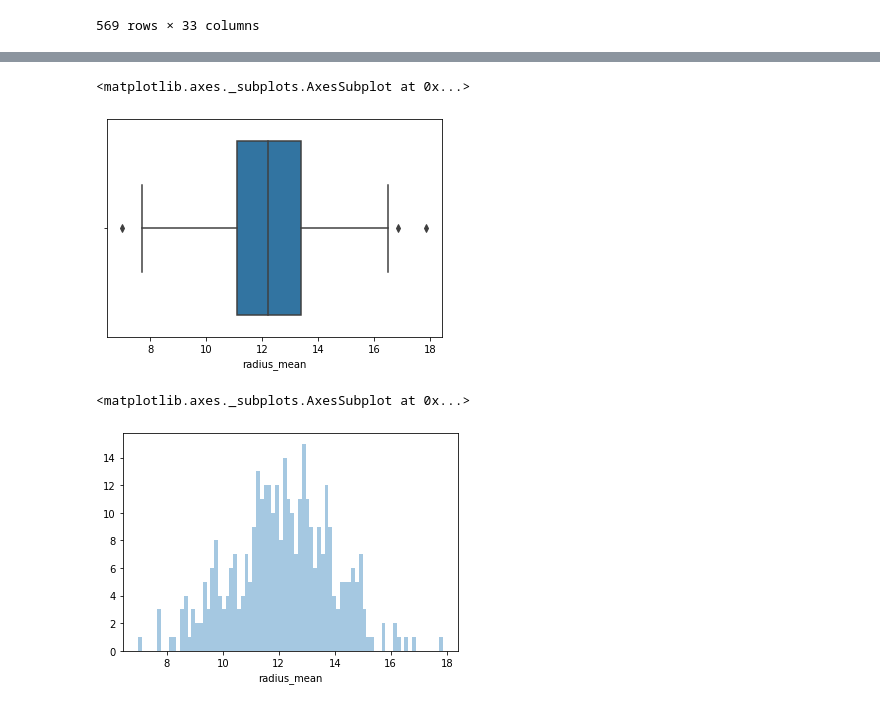
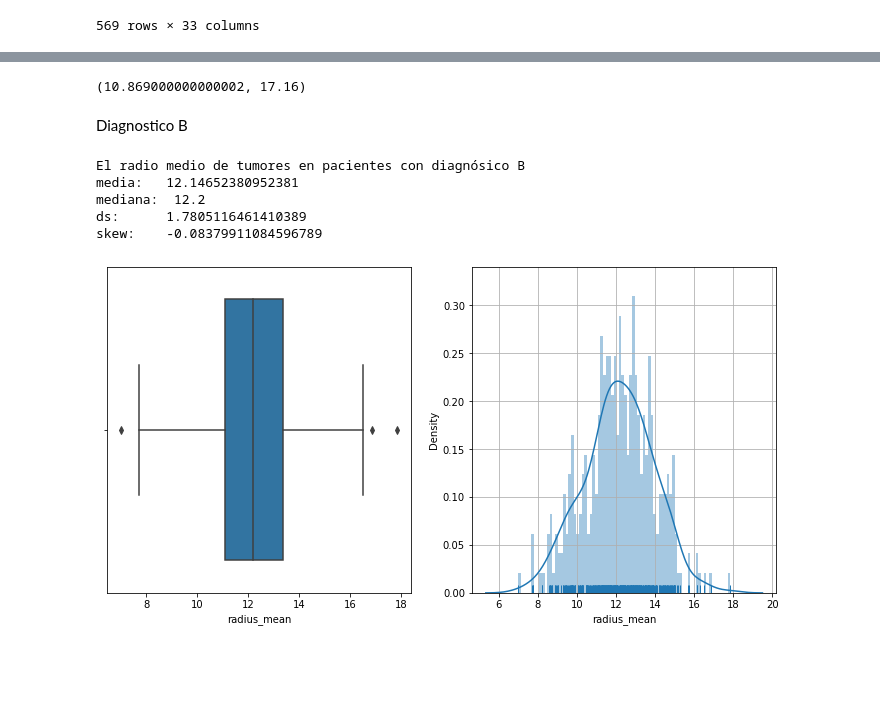
Before and after one commit to AngelicaDC/BEDUpython, a Jupyter notebook: Sesion-05/Reto-01bootstrap.ipynb, the cells around one changed output, grey strips where cells are left out. Saved outputs shown, nothing was run; the diff lists cells and outputs as text; code cells hidden in the pictures; blank space fills up the shorter version.

```diff
--- a/Sesion-05/Reto-01bootstrap.ipynb
+++ b/Sesion-05/Reto-01bootstrap.ipynb
@@ -64,13 +57,30 @@ df.loc[df['diagnosis']== 'B','radius_mean'].skew())
-# %%
-sns.boxplot(df.loc[df['diagnosis']== 'B','radius_mean'])
-# %% [output]
-<matplotlib.axes._subplots.AxesSubplot at 0x...>
-[figure, removed]
-# %%
-sns.distplot(df.loc[df['diagnosis']== 'B','radius_mean'], kde=False, norm_hist=False, bins=80)
-# %% [output]
-<matplotlib.axes._subplots.AxesSubplot at 0x...>
-[figure, removed]
+# %%
+radio_B = df.loc[df['diagnosis']== 'B','radius_mean']
+radio_M = df.loc[df['diagnosis']== 'M','radius_mean']
+radio_B.max() - radio_B.min(), radio_M.max() - radio_M.min()
+# %% [output]
+(10.869000000000002, 17.16)
+# %% [markdown]
+Diagnostico B
+# %%
+print("El radio medio de tumores en pacientes con diagnósico B",
+      '\nmedia:\t',radio_B.mean(),
+      '\nmediana: ', radio_B.median(),'\nds:\t',radio_B.std(),
+      '\nskew:\t',radio_B.skew())
+# %% [output]
+El radio medio de tumores en pacientes con diagnósico B
+media:   12.14652380952381
+mediana:  12.2
+ds:      1.7805116461410389
+skew:    -0.08379911084596789
+# %%
+fig,axes=plt.subplots(1,2, figsize=(12,6))
+sns.boxplot(radio_B, ax=axes[0])
+plt.grid(True)
+sns.distplot(radio_B, rug=True, ax=axes[1], kde=True, norm_hist=False, bins=80)
+plt.show();
+# %% [output]
+[figure, added]
 # %%
 means_B1 = []
 
```
Also changed, not shown: parts of 14 cells of this notebook.
